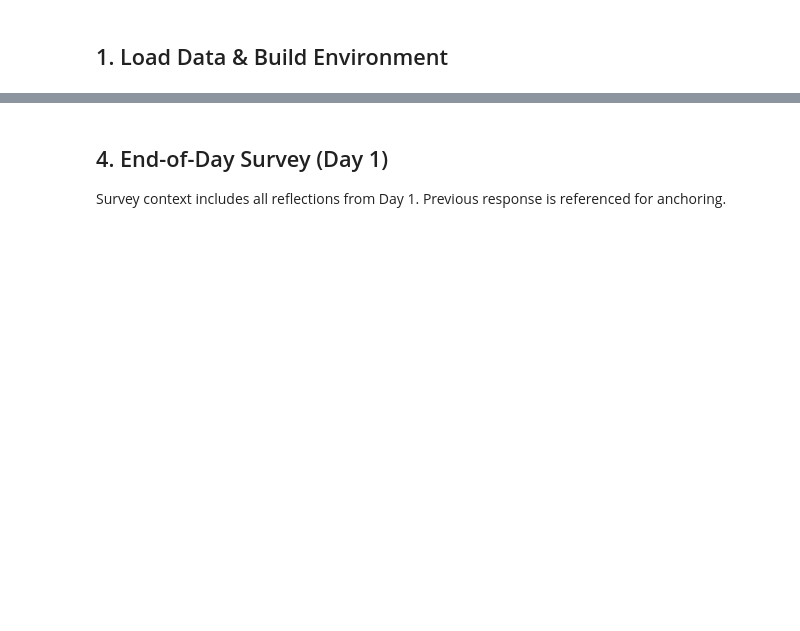
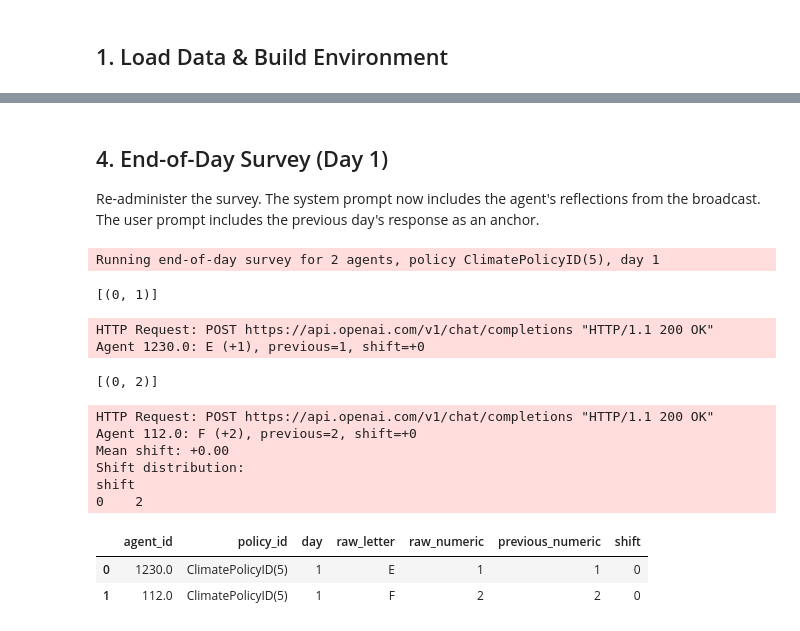
Before and after one commit to compolis/Climate-Action-GABM, a Jupyter notebook: notebooks/06_endofday_survey.ipynb, the cells around one changed output, grey strips where cells are left out. Drawn from its saved outputs; the diff is of its cells as text; code cells hidden in the pictures; blank space fills up the shorter version.

```diff
--- a/notebooks/06_endofday_survey.ipynb
+++ b/notebooks/06_endofday_survey.ipynb
@@ -123,12 +190,28 @@ Run P-A, P-B, and C phases to accumulate reflections before the end-of-day surve
 # %% [markdown]
 ## 4. End-of-Day Survey (Day 1)
 
-Survey context includes all reflections from Day 1. Previous response is referenced for anchoring.
+Re-administer the survey. The system prompt now includes the agent's reflections from the broadcast. The user prompt includes the previous day's response as an anchor.
 # %%
-# TODO: Run end-of-day survey
-# eod_df = sn.run_end_of_day_survey(
-#     policy_id=target_policy, day=1, max_shift=1,
-#     api_key=api_key, model="gpt-4o-mini",
-# )
-# eod_df.head()
+endofday_df = nation.run_end_of_day_survey(
+    policy_id=target_policy,
+    day=1,
+    model="gpt-4o-mini",
+    provider="openai",
+)
+endofday_df
+# %% [output]
+Running end-of-day survey for 2 agents, policy ClimatePolicyID(5), day 1
+[(0, 1)]
+HTTP Request: POST https://api.openai.com/v1/chat/completions "HTTP/1.1 200 OK"
+Agent 1230.0: E (+1), previous=1, shift=+0
+[(0, 2)]
+HTTP Request: POST https://api.openai.com/v1/chat/completions "HTTP/1.1 200 OK"
+Agent 112.0: F (+2), previous=2, shift=+0
+Mean shift: +0.00
+Shift distribution:
+shift
+0    2
+|  | agent_id | policy_id | day | raw_letter | raw_numeric | previous_numeric | shift |
+| 0 | 1230.0 | ClimatePolicyID(5) | 1 | E | 1 | 1 | 0 |
+| 1 | 112.0 | ClimatePolicyID(5) | 1 | F | 2 | 2 | 0 |
 # %% [markdown]
```
Also changed, not shown: parts of 15 cells of this notebook, 7 other files.
